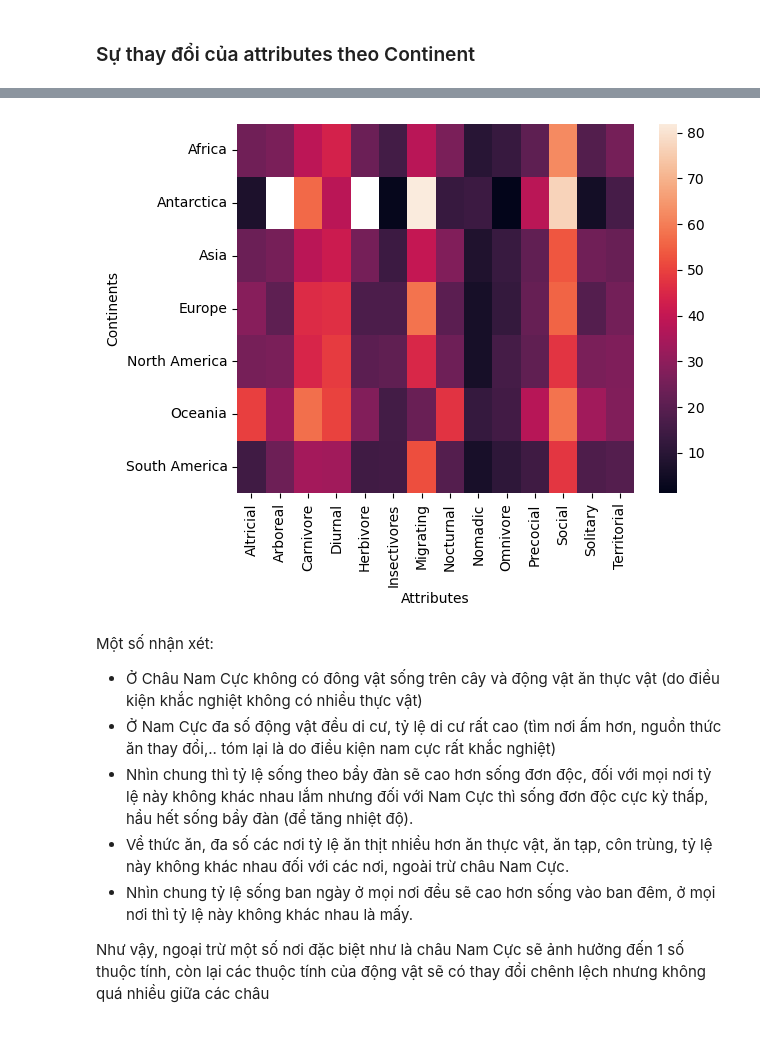
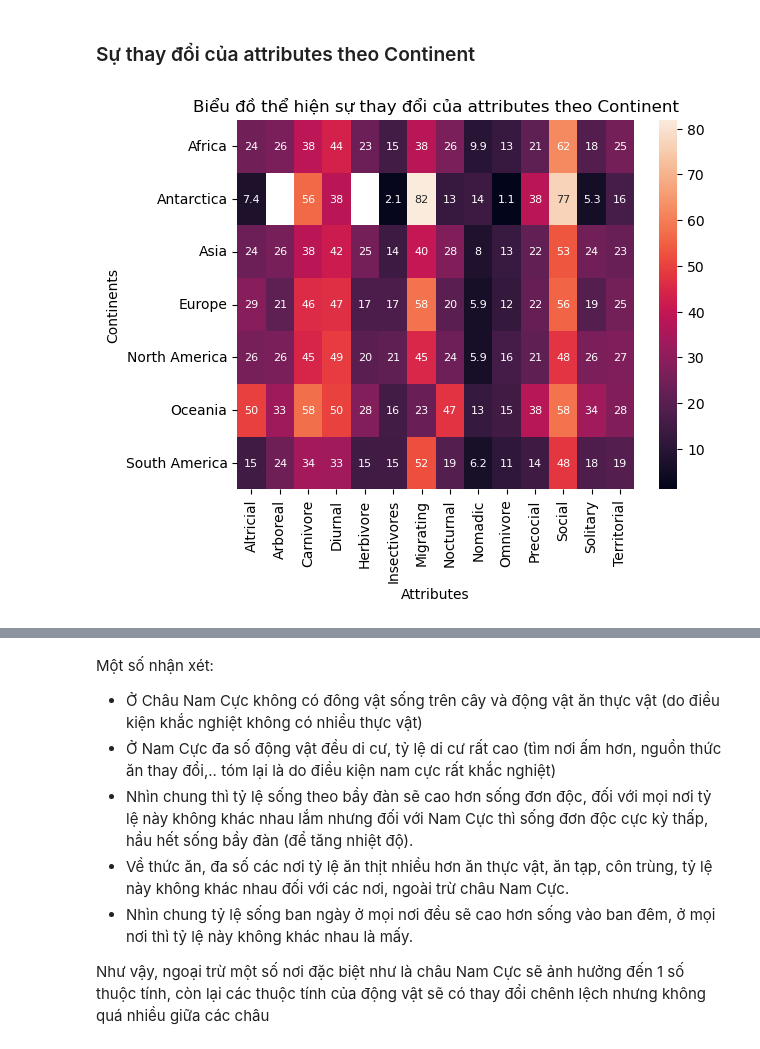
Before and after one commit to hoangitusk20/NMKHDL_doAn, a Jupyter notebook: DoAnCK/source/dat_va_tra_loi_cau_hoi/Hoang.ipynb, the cells around one changed output, grey strips where cells are left out. Saved outputs shown, nothing was run; the diff lists cells and outputs as text; code cells hidden in the pictures.

```diff
--- a/DoAnCK/source/dat_va_tra_loi_cau_hoi/Hoang.ipynb
+++ b/DoAnCK/source/dat_va_tra_loi_cau_hoi/Hoang.ipynb
@@ -98,5 +102,5 @@ ques1_df = ques1_df[ques1_df['Attributes'].isin(attributes)]
 # %%
-def explode_by(col, num_row):
+def explode_by(col, num_row, title):
     #Chỉ lấy num_row dòng
     attributes_explode = ques1_df.explode(col)
     rows = attributes_explode.groupby(col).size().sort_values(ascending = False).index[:num_row]
@@ -110,15 +114,18 @@ def explode_by(col, num_row):
     attributes_explode= attributes_explode.unstack()
     #Tính % của mỗi attribute trong mỗi loại trong col
     attributes_explode = (attributes_explode.loc[:,"Altricial":"Territorial"].div(col_count, axis=0)*100).round(1)
-
-    sns.heatmap(attributes_explode)
+    #Vẽ biểu đồ
+    sns.heatmap(attributes_explode, annot=True, annot_kws={'size': 8})
+    plt.title(title)
+    plt.show()
     return attributes_explode
 # %% [markdown]
 ### Sự thay đổi của attributes theo Continent
 # %%
-table = explode_by('Continents', 7)
+table = explode_by('Continents', 7, 'Biểu đồ thể hiện sự thay đổi của attributes theo Continent')
 table
 # %% [output]
+[figure, new version]
 | Attributes | Altricial | Arboreal | Carnivore | Diurnal | Herbivore | Insectivores | Migrating | Nocturnal | Nomadic | ... |
 | Continents |  |  |  |  |  |  |  |  |  | ... |
 | Africa | 24.2 | 26.3 | 38.4 | 43.5 | 23.4 | 15.4 | 37.9 | 26.3 | 9.9 | ... |
@@ -128,7 +135,6 @@ table
 | North America | 25.6 | 26.3 | 44.6 | 48.8 | 20.2 | 21.2 | 44.8 | 24.1 | 5.9 | ... |
 | Oceania | 49.5 | 32.9 | 57.5 | 50.2 | 27.9 | 15.6 | 22.9 | 47.2 | 12.6 | ... |
 | South America | 14.9 | 23.7 | 34.0 | 33.4 | 14.7 | 15.2 | 52.0 | 19.0 | 6.2 | ... |
-[figure, old version]
 # %% [markdown]
 Một số nhận xét:
 - Ở Châu Nam Cực không có đông vật sống trên cây và động vật ăn thực vật (do điều kiện khắc nghiệt không có nhiều thực vật)
```
Also changed, not shown: parts of 7 cells of this notebook.
